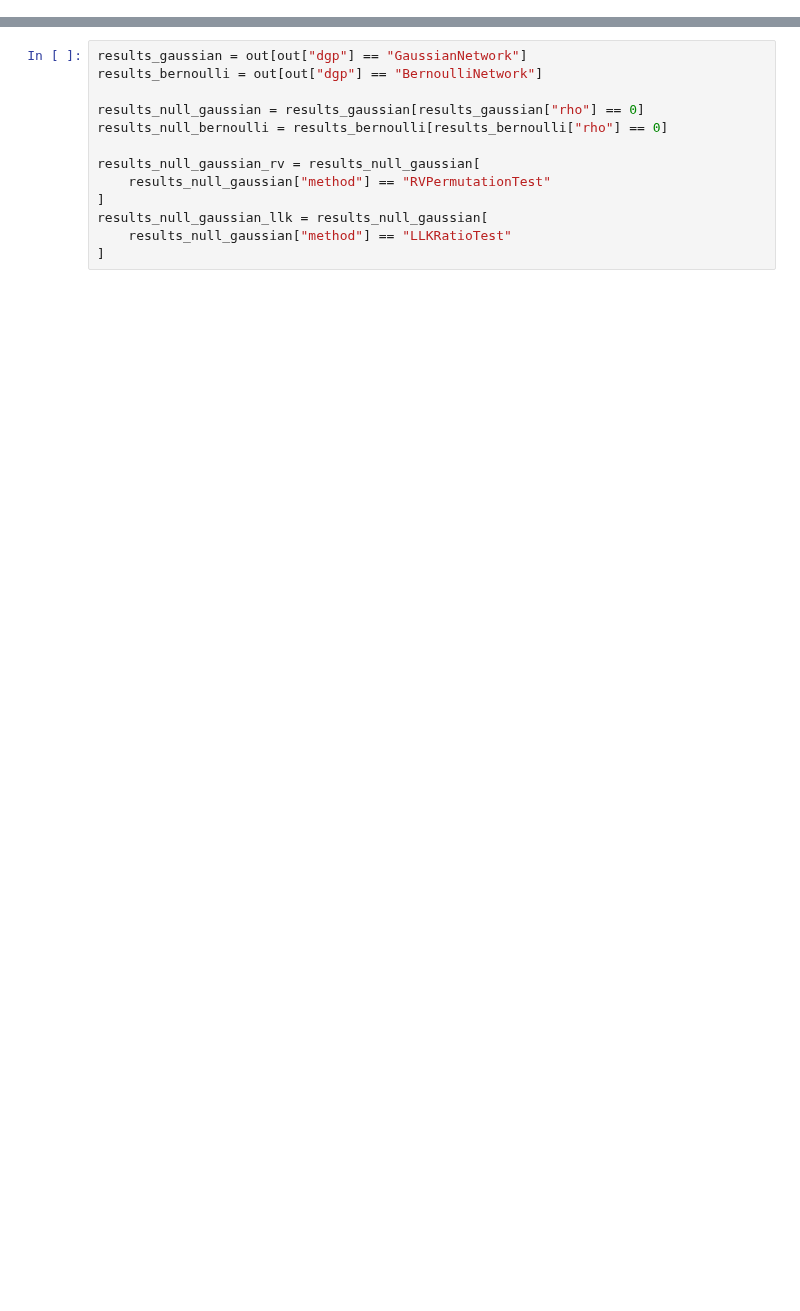
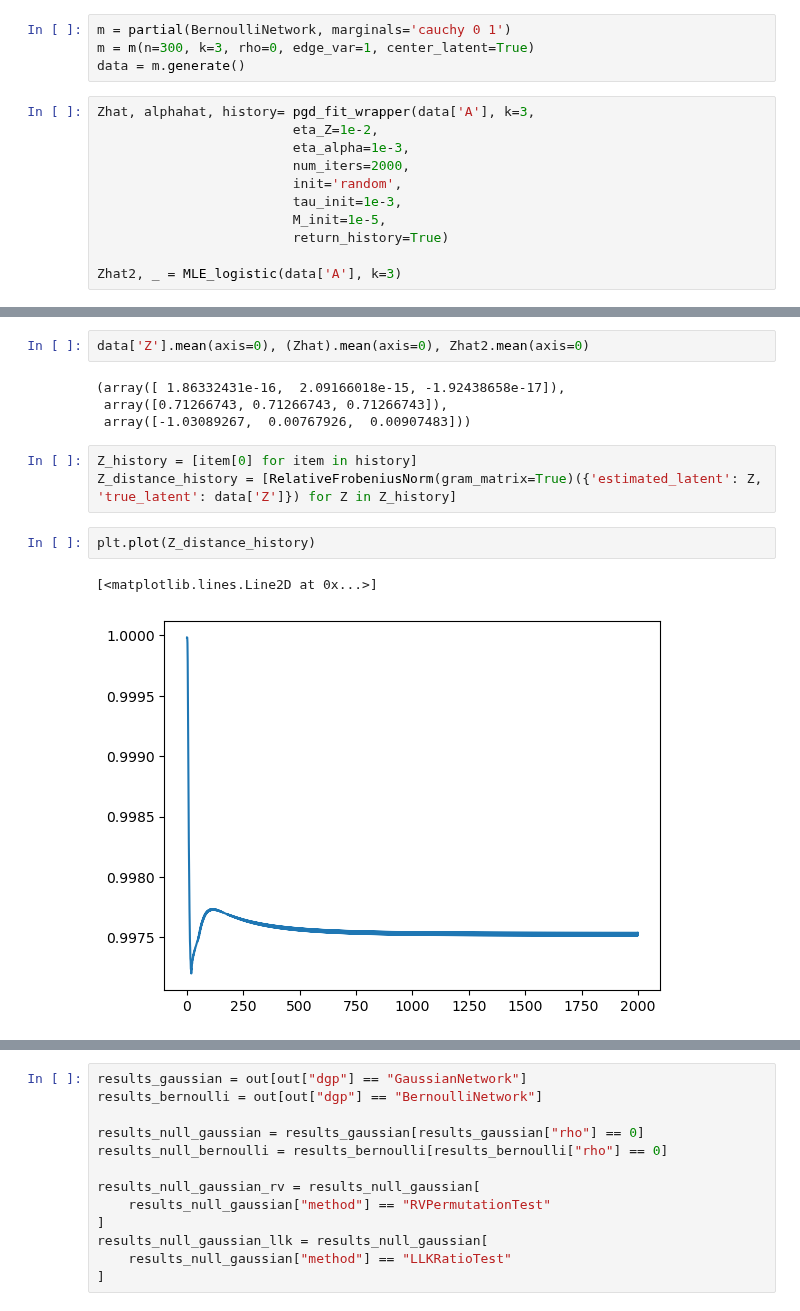
Before and after one commit to lorenzo-costa/testing-network-independence, a Jupyter notebook: notebooks/new_setup.ipynb, the cells around one changed output, grey strips where cells are left out. Saved outputs shown, nothing was run; the diff lists cells and outputs as text; blank space fills up the shorter version.

```diff
--- a/notebooks/new_setup.ipynb
+++ b/notebooks/new_setup.ipynb
@@ -40,2 +43,17 @@ from src.methods import QAP
 from src.plot_functions import visualise_latent
 from functools import partial
+# %%
+m = partial(BernoulliNetwork, marginals='cauchy 0 1')
+m = m(n=300, k=3, rho=0, edge_var=1, center_latent=True)
+data = m.generate()
+# %%
+Zhat, alphahat, history= pgd_fit_wrapper(data['A'], k=3,
+                         eta_Z=1e-2,
+                         eta_alpha=1e-3,
+                         num_iters=2000,
+                         init='random',
+                         tau_init=1e-3,
+                         M_init=1e-5,
+                         return_history=True)
+
+Zhat2, _ = MLE_logistic(data['A'], k=3)
@@ -42,2 +70,16 @@ from functools import partial
+# %%
+data['Z'].mean(axis=0), (Zhat).mean(axis=0), Zhat2.mean(axis=0)
+# %% [output]
+(array([ 1.86332431e-16,  2.09166018e-15, -1.92438658e-17]),
+ array([0.71266743, 0.71266743, 0.71266743]),
+ array([-1.03089267,  0.00767926,  0.00907483]))
+# %%
+Z_history = [item[0] for item in history]
+Z_distance_history = [RelativeFrobeniusNorm(gram_matrix=True)({'estimated_latent': Z, 'true_latent': data['Z']}) for Z in Z_history]
+# %%
+plt.plot(Z_distance_history)
+# %% [output]
+[<matplotlib.lines.Line2D at 0x...>]
+[figure, added]
 # %%
 nsim = 10
```
Also changed, not shown: parts of 13 cells of this notebook, 5 other files.
